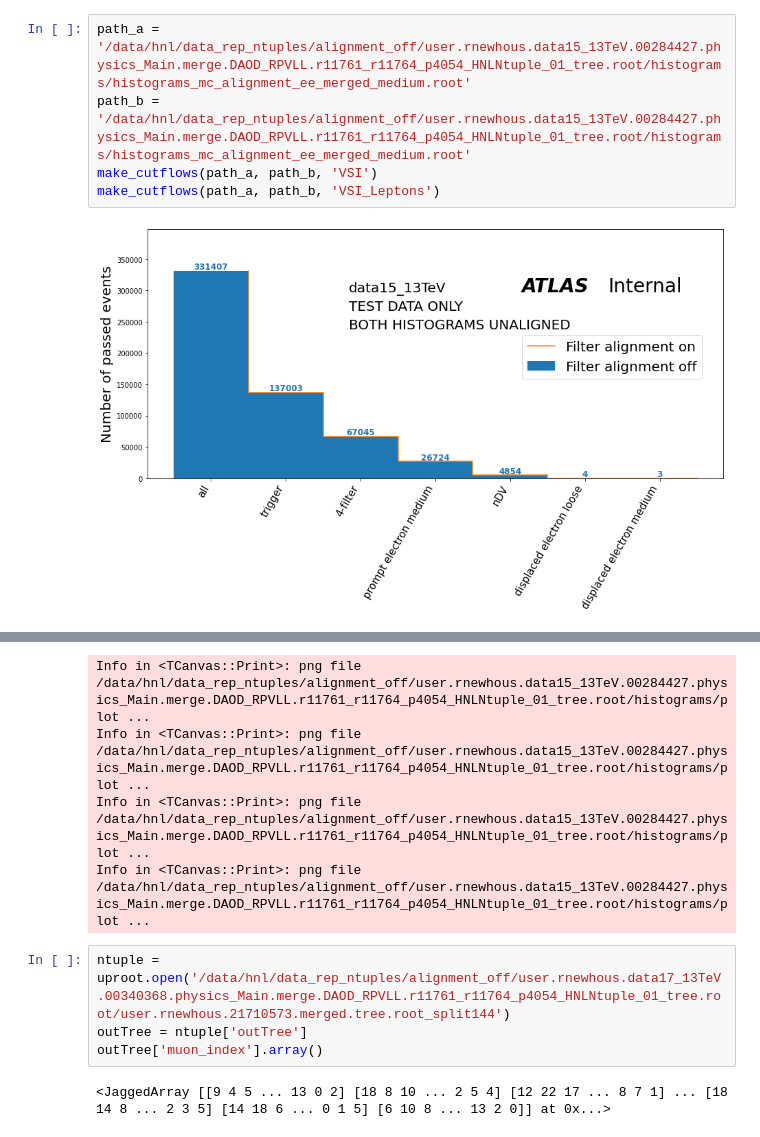
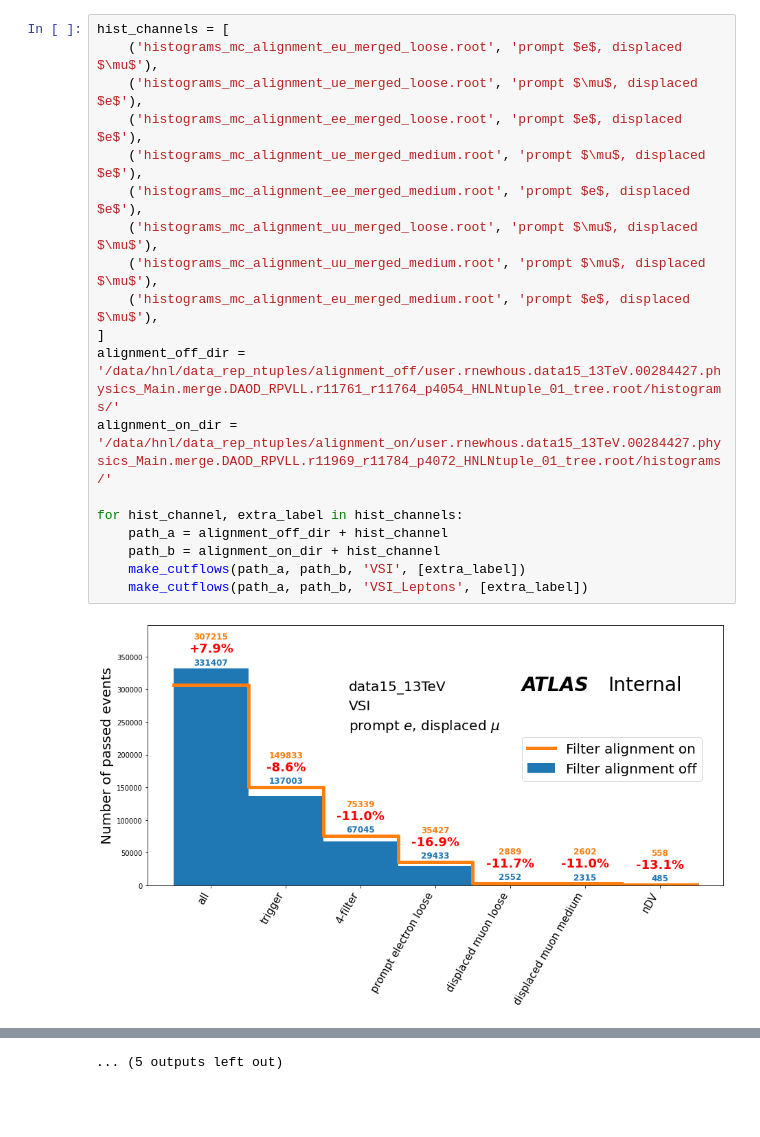
Before and after one commit to robinnewhouse/DHNLAnalysisNotebooks, a Jupyter notebook: filter_alignment_compare.ipynb, the cells around one changed output, grey strips where cells are left out. Saved outputs shown, nothing was run; the diff lists cells and outputs as text; blank space fills up the shorter version.

```diff
--- a/filter_alignment_compare.ipynb
+++ b/filter_alignment_compare.ipynb
@@ -195,7 +215,21 @@ def make_cutflows(hist_path_a, hist_path_b, ch_name='VSI'):
 # %%
-path_a = '/data/hnl/data_rep_ntuples/alignment_off/user.rnewhous.data15_13TeV.00284427.physics_Main.merge.DAOD_RPVLL.r11761_r11764_p4054_HNLNtuple_01_tree.root/histograms/histograms_mc_alignment_ee_merged_medium.root'
-path_b = '/data/hnl/data_rep_ntuples/alignment_off/user.rnewhous.data15_13TeV.00284427.physics_Main.merge.DAOD_RPVLL.r11761_r11764_p4054_HNLNtuple_01_tree.root/histograms/histograms_mc_alignment_ee_merged_medium.root'
-make_cutflows(path_a, path_b, 'VSI')
-make_cutflows(path_a, path_b, 'VSI_Leptons')
+hist_channels = [
+    ('histograms_mc_alignment_eu_merged_loose.root', 'prompt $e$, displaced $\mu$'),
+    ('histograms_mc_alignment_ue_merged_loose.root', 'prompt $\mu$, displaced $e$'),
+    ('histograms_mc_alignment_ee_merged_loose.root', 'prompt $e$, displaced $e$'),
+    ('histograms_mc_alignment_ue_merged_medium.root', 'prompt $\mu$, displaced $e$'),
+    ('histograms_mc_alignment_ee_merged_medium.root', 'prompt $e$, displaced $e$'),
+    ('histograms_mc_alignment_uu_merged_loose.root', 'prompt $\mu$, displaced $\mu$'),
+    ('histograms_mc_alignment_uu_merged_medium.root', 'prompt $\mu$, displaced $\mu$'),
+    ('histograms_mc_alignment_eu_merged_medium.root', 'prompt $e$, displaced $\mu$'),
+]
+alignment_off_dir = '/data/hnl/data_rep_ntuples/alignment_off/user.rnewhous.data15_13TeV.00284427.physics_Main.merge.DAOD_RPVLL.r11761_r11764_p4054_HNLNtuple_01_tree.root/histograms/'
+alignment_on_dir = '/data/hnl/data_rep_ntuples/alignment_on/user.rnewhous.data15_13TeV.00284427.physics_Main.merge.DAOD_RPVLL.r11969_r11784_p4072_HNLNtuple_01_tree.root/histograms/'
+
+for hist_channel, extra_label in hist_channels:
+    path_a = alignment_off_dir + hist_channel
+    path_b = alignment_on_dir + hist_channel
+    make_cutflows(path_a, path_b, 'VSI', [extra_label])
+    make_cutflows(path_a, path_b, 'VSI_Leptons', [extra_label])
 # %% [output]
-[figure, old version]
+[figure, new version]
@@ -203,10 +247 @@ make_cutflows(path_a, path_b, 'VSI_Leptons')
-Info in <TCanvas::Print>: png file /data/hnl/data_rep_ntuples/alignment_off/user.rnewhous.data15_13TeV.00284427.physics_Main.merge.DAOD_RPVLL.r11761_r11764_p4054_HNLNtuple_01_tree.root/histograms/plot ...
-Info in <TCanvas::Print>: png file /data/hnl/data_rep_ntuples/alignment_off/user.rnewhous.data15_13TeV.00284427.physics_Main.merge.DAOD_RPVLL.r11761_r11764_p4054_HNLNtuple_01_tree.root/histograms/plot ...
-Info in <TCanvas::Print>: png file /data/hnl/data_rep_ntuples/alignment_off/user.rnewhous.data15_13TeV.00284427.physics_Main.merge.DAOD_RPVLL.r11761_r11764_p4054_HNLNtuple_01_tree.root/histograms/plot ...
-Info in <TCanvas::Print>: png file /data/hnl/data_rep_ntuples/alignment_off/user.rnewhous.data15_13TeV.00284427.physics_Main.merge.DAOD_RPVLL.r11761_r11764_p4054_HNLNtuple_01_tree.root/histograms/plot ...
+... (5 outputs left out)
-# %%
-ntuple = uproot.open('/data/hnl/data_rep_ntuples/alignment_off/user.rnewhous.data17_13TeV.00340368.physics_Main.merge.DAOD_RPVLL.r11761_r11764_p4054_HNLNtuple_01_tree.root/user.rnewhous.21710573.merged.tree.root_split144')
-outTree = ntuple['outTree']
-outTree['muon_index'].array()
-# %% [output]
-<JaggedArray [[9 4 5 ... 13 0 2] [18 8 10 ... 2 5 4] [12 22 17 ... 8 7 1] ... [18 14 8 ... 2 3 5] [14 18 6 ... 0 1 5] [6 10 8 ... 13 2 0]] at 0x...>
```
Also changed, not shown: parts of 7 cells of this notebook, 1 other file.
